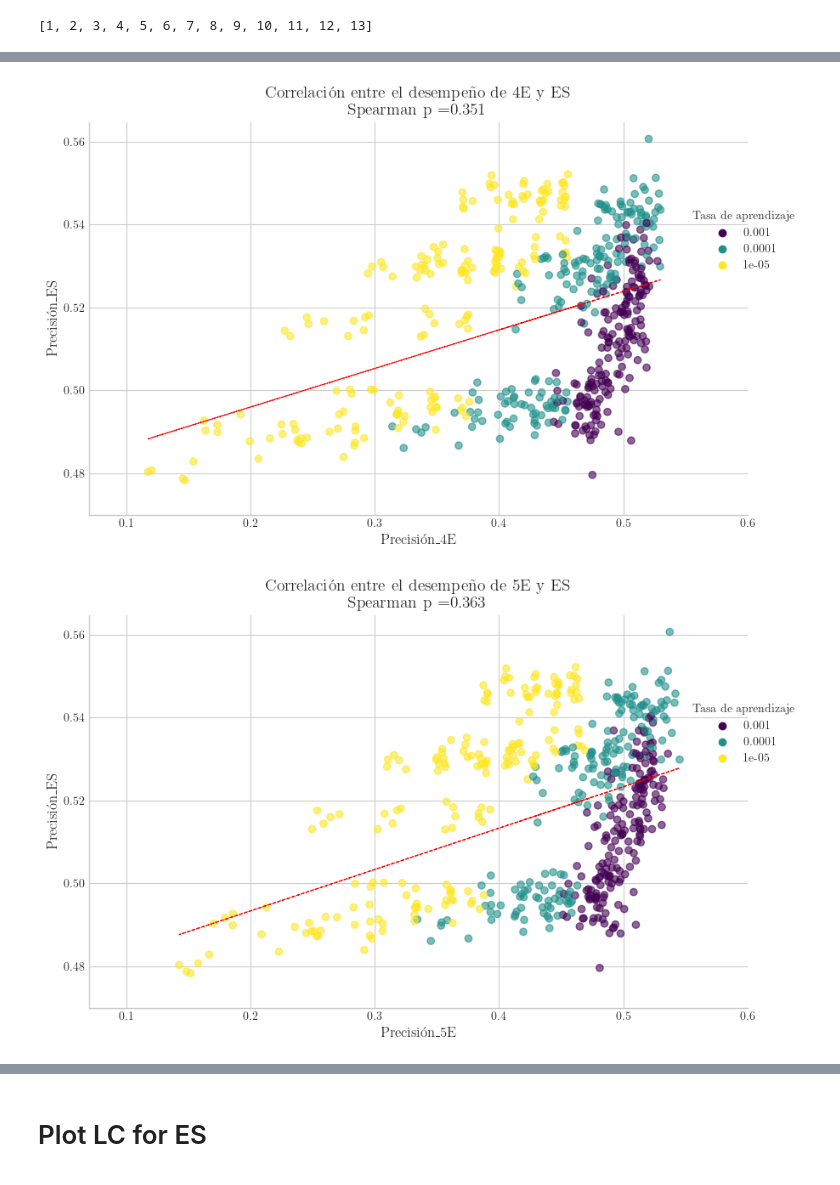
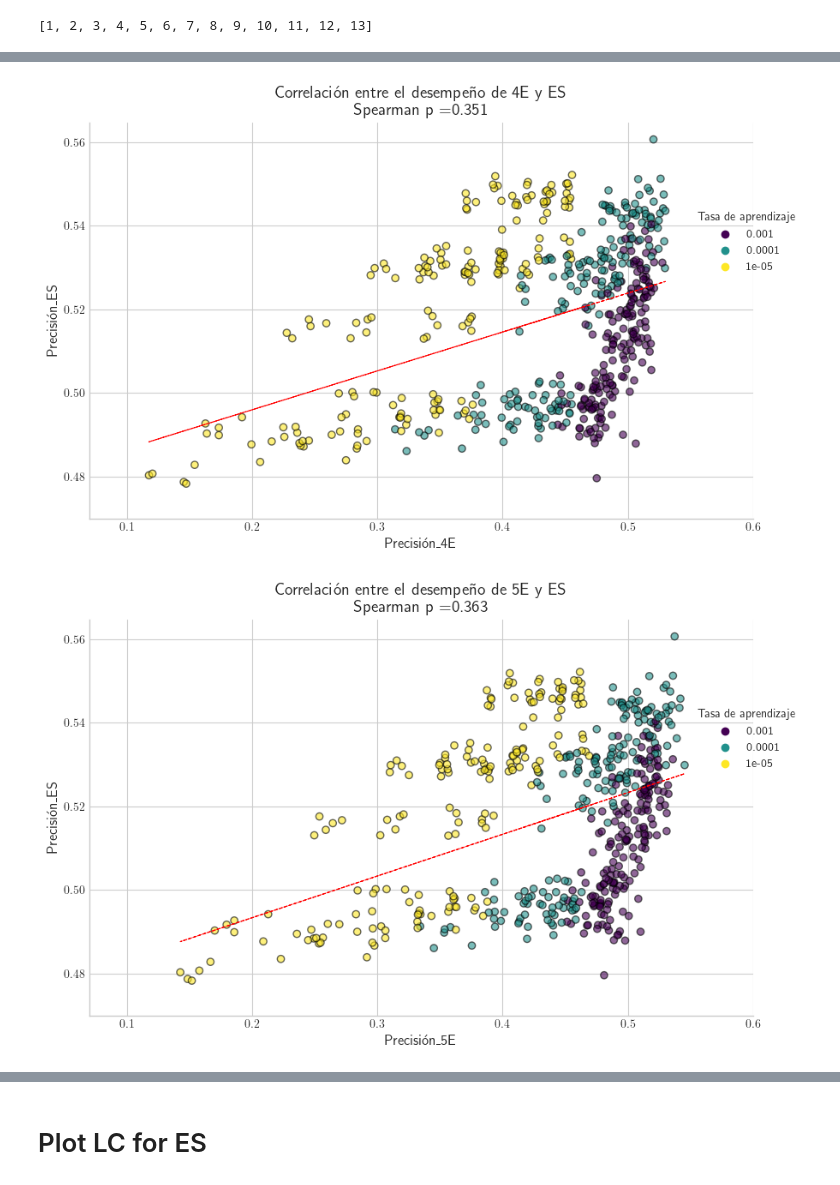
Before and after one commit to topsy-13/NAS_pretesting, a Jupyter notebook: OE-Tests/analyze_experiments 2.0.ipynb, the cells around one changed output, grey strips where cells are left out. Drawn from its saved outputs; the diff is of its cells as text; code cells hidden in the pictures.

```diff
--- a/OE-Tests/analyze_experiments 2.0.ipynb
+++ b/OE-Tests/analyze_experiments 2.0.ipynb
@@ -141,7 +141,8 @@ for epoch_tested in n_epochs_tested:
     results[f'{metric}{suffixes[1]}'],
     results[f'{metric}{suffixes[0]}'],
     c=point_colors,  # Use the mapped colors,
-    alpha=0.6
+    alpha=0.6,
+    edgecolor='black'
 )
     plt.xlabel(f'Precisión_{suffixes[1]}')
     plt.ylabel(f'Precisión_{suffixes[0]}')
@@ -170,2 +171,2 @@ for epoch_tested in n_epochs_tested:
-[figure, old version]
+[figure, new version]
-[figure, old version]
+[figure, new version]
```
Also changed, not shown: parts of 7 cells of this notebook, 42 other files.
